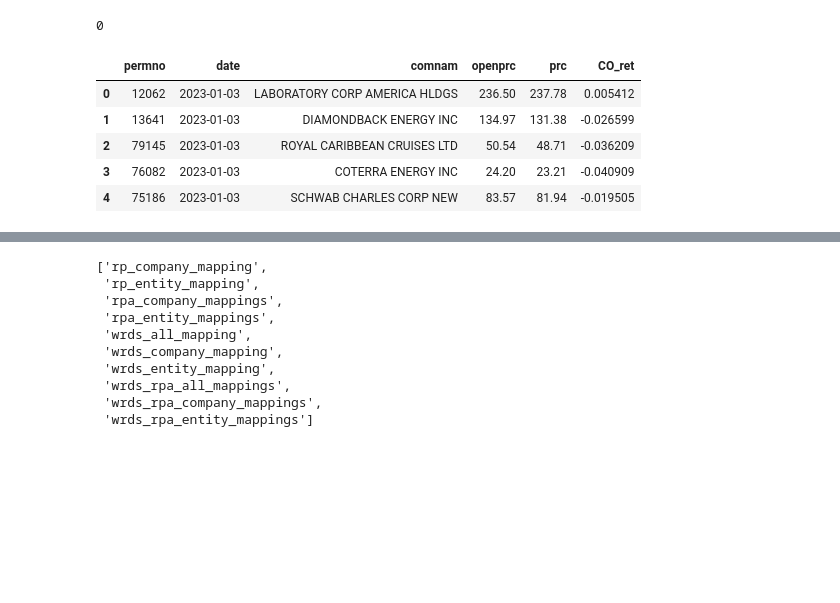
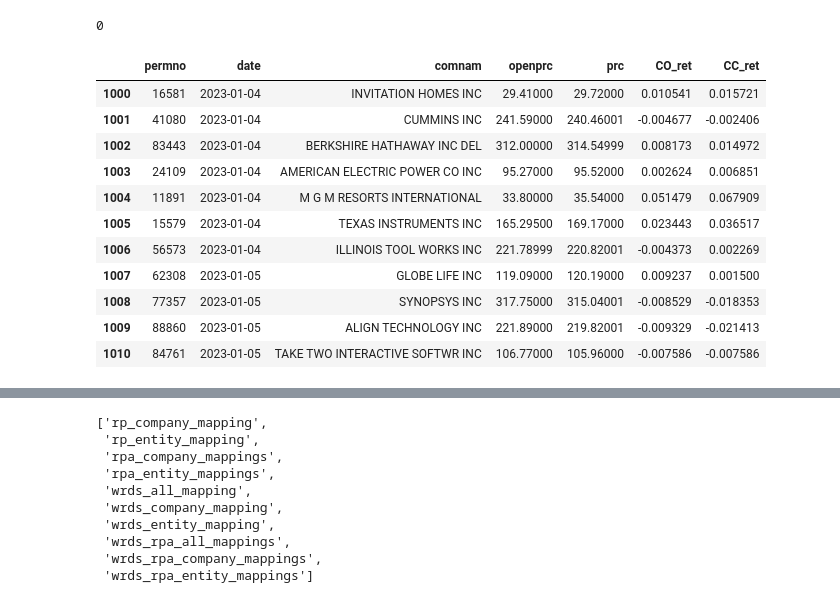
Before and after one commit to Connorwz/Topic-Modeling-in-Finance, a Jupyter notebook: Data collection and preprocessing.ipynb, the cells around one changed output, grey strips where cells are left out. Cells and saved outputs as stored; diff of their text form; code cells hidden in the pictures; blank space fills up the shorter version.

```diff
--- a/Data collection and preprocessing.ipynb
+++ b/Data collection and preprocessing.ipynb
@@ -105,16 +105,8 @@ sp500_full_2023.duplicated().sum()
 0
 # %%
 # get closing-open return
+sp500_full_2023["prc"] = sp500_full_2023["prc"].apply(lambda x:abs(x))
 sp500_full_2023["CO_ret"] = (sp500_full_2023['prc'] - sp500_full_2023['openprc'])/sp500_full_2023['openprc']
-# %%
-sp500_full_2023.head()
-# %% [output]
-|  | permno | date | comnam | openprc | prc | CO_ret |
-| 0 | 12062 | 2023-01-03 | LABORATORY CORP AMERICA HLDGS | 236.50 | 237.78 | 0.005412 |
-| 1 | 13641 | 2023-01-03 | DIAMONDBACK ENERGY INC | 134.97 | 131.38 | -0.026599 |
-| 2 | 79145 | 2023-01-03 | ROYAL CARIBBEAN CRUISES LTD | 50.54 | 48.71 | -0.036209 |
-| 3 | 76082 | 2023-01-03 | COTERRA ENERGY INC | 24.20 | 23.21 | -0.040909 |
-| 4 | 75186 | 2023-01-03 | SCHWAB CHARLES CORP NEW | 83.57 | 81.94 | -0.019505 |
 # %%
 # Get closing-closing return
 sp500_full_2023_subset = sp500_full_2023[["permno","date","prc"]]
@@ -123,6 +115,21 @@ sp500_full_2023_CC_ret = sp500_full_2023_subset_wide.pct_change(fill_method = No
 sp500_full_2023_CC_ret.reset_index(inplace = True)
 sp500_full_2023_subset = pd.melt(sp500_full_2023_CC_ret,id_vars = "date",var_name="permno",value_name="CC_ret")
 sp500_full_2023 = sp500_full_2023.merge(sp500_full_2023_subset,on = ["permno","date"])
+# %%
+sp500_full_2023.iloc[1000:1011,]
+# %% [output]
+|  | permno | date | comnam | openprc | prc | CO_ret | CC_ret |
+| 1000 | 16581 | 2023-01-04 | INVITATION HOMES INC | 29.41000 | 29.72000 | 0.010541 | 0.015721 |
+| 1001 | 41080 | 2023-01-04 | CUMMINS INC | 241.59000 | 240.46001 | -0.004677 | -0.002406 |
+| 1002 | 83443 | 2023-01-04 | BERKSHIRE HATHAWAY INC DEL | 312.00000 | 314.54999 | 0.008173 | 0.014972 |
+| 1003 | 24109 | 2023-01-04 | AMERICAN ELECTRIC POWER CO INC | 95.27000 | 95.52000 | 0.002624 | 0.006851 |
+| 1004 | 11891 | 2023-01-04 | M G M RESORTS INTERNATIONAL | 33.80000 | 35.54000 | 0.051479 | 0.067909 |
+| 1005 | 15579 | 2023-01-04 | TEXAS INSTRUMENTS INC | 165.29500 | 169.17000 | 0.023443 | 0.036517 |
+| 1006 | 56573 | 2023-01-04 | ILLINOIS TOOL WORKS INC | 221.78999 | 220.82001 | -0.004373 | 0.002269 |
+| 1007 | 62308 | 2023-01-05 | GLOBE LIFE INC | 119.09000 | 120.19000 | 0.009237 | 0.001500 |
+| 1008 | 77357 | 2023-01-05 | SYNOPSYS INC | 317.75000 | 315.04001 | -0.008529 | -0.018353 |
+| 1009 | 88860 | 2023-01-05 | ALIGN TECHNOLOGY INC | 221.89000 | 219.82001 | -0.009329 | -0.021413 |
+| 1010 | 84761 | 2023-01-05 | TAKE TWO INTERACTIVE SOFTWR INC | 106.77000 | 105.96000 | -0.007586 | -0.007586 |
 # %%
 mapping_file = pd.read_csv("mapping_file_2023_sp500.csv")
 # There are companies mapped to more than one entity_id
```
Also changed, not shown: parts of 8 cells of this notebook, 1 other file.
